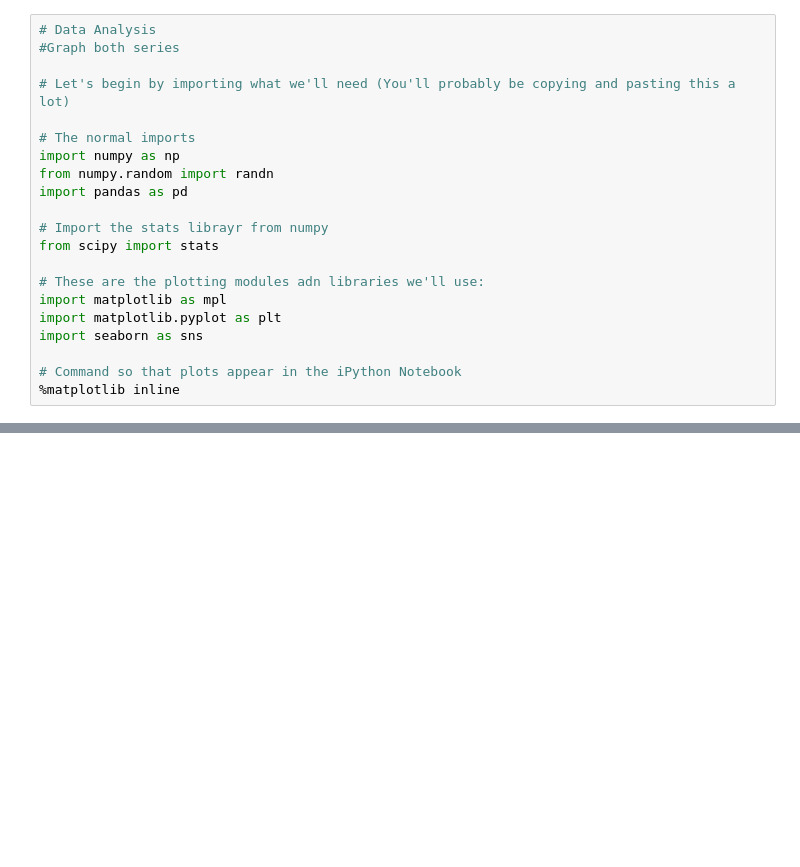
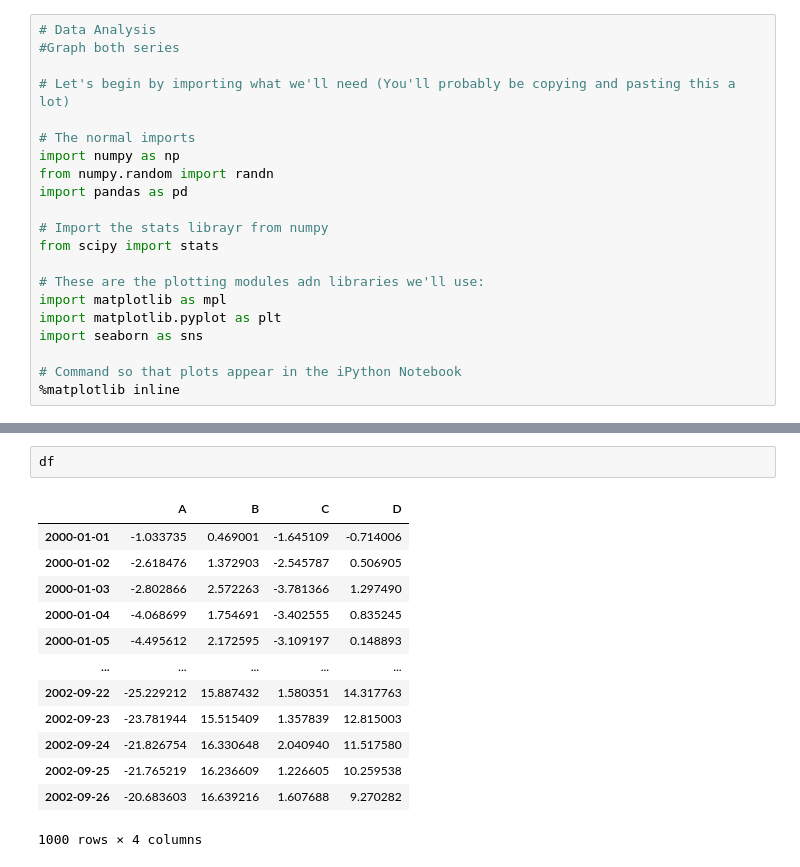
Before and after one commit to nigelAyling/Python-and-Jupyter, a Jupyter notebook: our_projects/Webscraper/CovidScraperV4.ipynb, the cells around one changed output, grey strips where cells are left out. Cells and saved outputs as stored; diff of their text form; blank space fills up the shorter version.

```diff
--- a/our_projects/Webscraper/CovidScraperV4.ipynb
+++ b/our_projects/Webscraper/CovidScraperV4.ipynb
@@ -214,0 +245,16 @@ memory usage: 2.5+ KB
+# %%
+df
+# %% [output]
+|  | A | B | C | D |
+| 2000-01-01 | -1.033735 | 0.469001 | -1.645109 | -0.714006 |
+| 2000-01-02 | -2.618476 | 1.372903 | -2.545787 | 0.506905 |
+| 2000-01-03 | -2.802866 | 2.572263 | -3.781366 | 1.297490 |
+| 2000-01-04 | -4.068699 | 1.754691 | -3.402555 | 0.835245 |
+| 2000-01-05 | -4.495612 | 2.172595 | -3.109197 | 0.148893 |
+| ... | ... | ... | ... | ... |
+| 2002-09-22 | -25.229212 | 15.887432 | 1.580351 | 14.317763 |
+| 2002-09-23 | -23.781944 | 15.515409 | 1.357839 | 12.815003 |
+| 2002-09-24 | -21.826754 | 16.330648 | 2.040940 | 11.517580 |
+| 2002-09-25 | -21.765219 | 16.236609 | 1.226605 | 10.259538 |
+| 2002-09-26 | -20.683603 | 16.639216 | 1.607688 | 9.270282 |
+1000 rows × 4 columns
```
Also changed, not shown: parts of 18 cells of this notebook.
